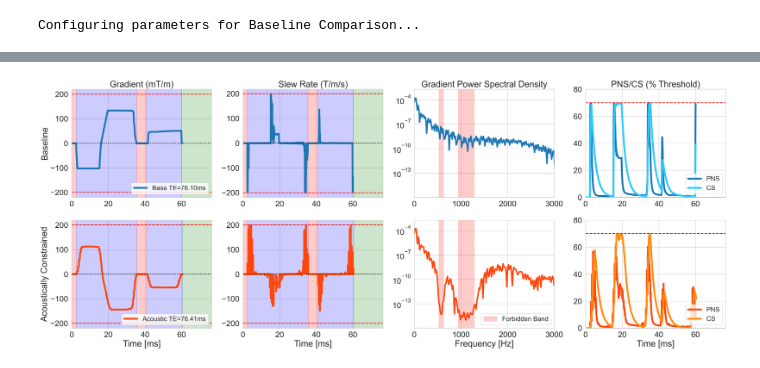
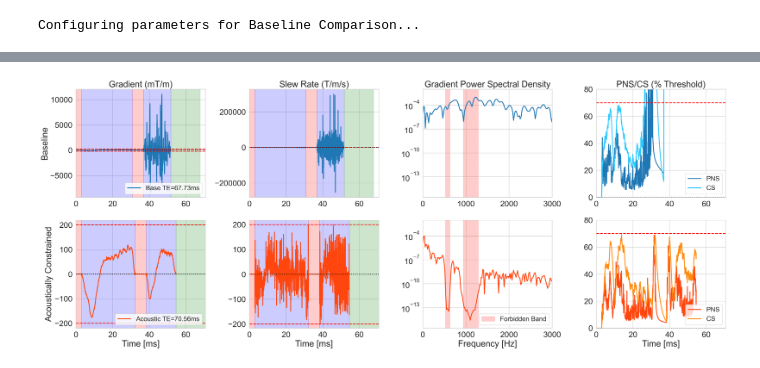
Before and after one commit to cmr-group/gropt-dev, a Jupyter notebook: examples/acoustic/acoustic_constraint.ipynb, the cells around one changed output, grey strips where cells are left out. Cells and saved outputs as stored; diff of their text form; code cells hidden in the pictures.

Commit message:
Updated optimization parameters for acoustic constraint examples.

```diff
--- a/examples/acoustic/acoustic_constraint.ipynb
+++ b/examples/acoustic/acoustic_constraint.ipynb
@@ -30,7 +32,7 @@ Forbidden Frequencies (Hz): [576, 1113]
 Forbidden Bandwidths (Hz): [100, 344]
 # %%
 # Hardware Limits
-dt = 100e-6
+dt = 40e-6
 gmax = 200*1e-3  # 200 mT/m
 smax = 200       # 200 T/m/s
 
@@ -38,7 +40,7 @@ smax = 200       # 200 T/m/s
 T_90 = 3e-3 # s
 T_180 = 6e-3 # s
 T_readout = 16e-3 # s
-b = 2000 # s/mm^2
+b = 1000 # s/mm^2
 
 print("Configuring parameters for Baseline Comparison...")
 search_params_base = {
@@ -54,9 +56,11 @@ search_params_base = {
     'pns_params': safe_params,
     'cns_lim': 0.7,
     'cns_params': safe_params_cardiac,
-    # 'tv_lam': 1e-2,
-    # 'tv_weight': 1,
-    # 'identity_lam': 3e-3,
+    'tv_lam': 1e-18,
+    # 'tv_lam': 1e-16,
+    'tv_weight': 5e5,
+    # 'tv2_lam': 0,
+    'identity_lam': 1e-5,
 }
 
 search_params_ac = search_params_base.copy()
@@ -64,19 +68,20 @@ search_params_ac['acoustic'] = {
     'freqs': forbidden_frequencies,
     'bws': forbidden_bandwidths
 }
-# search_params_ac['tv_lam'] = 1e-3
+# search_params_ac['tv_lam'] = 1e-1
+# search_params_ac['tv_weight'] = 1
 # search_params_ac['tv2_lam'] = 1e1
 # %% [output]
 Configuring parameters for Baseline Comparison...
 # %%
 print("Running Baseline GrOpt...")
-best_TE_base, result_base = diff_min_TE(search_params_base, target_bval=b, stop_dt=1e-6, TE0=10e-3, TE1=250e-3)
+best_TE_base, result_base = diff_min_TE(search_params_base, target_bval=b)
 print(f"Base TE: {best_TE_base*1e3:.2f} ms")
 print(f"Base b-value: {result_base.bvalue:.2f} s/mm^2")
 grad_base = result_base.X
 
 print("\nRunning Acoustically Constrained GrOpt...")
-best_TE_ac, result_ac = diff_min_TE(search_params_ac, target_bval=b, stop_dt=1e-6)
+best_TE_ac, result_ac = diff_min_TE(search_params_ac, target_bval=b)
 print(f"Acoustic TE: {best_TE_ac*1e3:.2f} ms")
 print(f"Acoustic b-value: {result_ac.bvalue:.2f} s/mm^2")
 grad_ac = result_ac.X
@@ -108,19 +134,19 @@ colors = ['#1f77b4', "#FF460E"]  # Blue for baseline, Orange for acoustic
 
 # Row 1: Baseline GrOpt
 time_base = np.arange(len(grad_base)) * dt * 1e3
-axes[0, 0].plot(time_base, grad_base*1000, linewidth=5, color=colors[0], label=f'Base TE={best_TE_base*1e3:.2f}ms')
-axes[0, 1].plot(time_base[:-1], np.diff(grad_base)/dt, linewidth=5, color=colors[0])
-axes[0, 2].semilogy(xf_base, psd_base, linewidth=4, color=colors[0])
-axes[0, 3].plot(time_base, safe_base*100, linewidth=5, color=colors[0], label='PNS')
-axes[0, 3].plot(time_base, safe_cardiac_base*100, linewidth=5, color="#2bcaff", label='CS')
+axes[0, 0].plot(time_base, grad_base*1000, linewidth=2.33, color=colors[0], label=f'Base TE={best_TE_base*1e3:.2f}ms')
+axes[0, 1].plot(time_base[:-1], np.diff(grad_base)/dt, linewidth=2.33, color=colors[0])
+axes[0, 2].semilogy(xf_base, psd_base, linewidth=2.33, color=colors[0])
+axes[0, 3].plot(time_base, safe_base*100, linewidth=2.33, color=colors[0], label='PNS')
+axes[0, 3].plot(time_base, safe_cardiac_base*100, linewidth=2.33, color="#2bcaff", label='CS')
 
 # Row 2: Acoustic GrOpt
 time_ac = np.arange(len(grad_ac)) * dt * 1e3
-axes[1, 0].plot(time_ac, grad_ac*1000, linewidth=5, color=colors[1], label=f'Acoustic TE={best_TE_ac*1e3:.2f}ms')
-axes[1, 1].plot(time_ac[:-1], np.diff(grad_ac)/dt, linewidth=5, color=colors[1])
-axes[1, 2].semilogy(xf_ac, psd_ac, linewidth=4, color=colors[1])
-axes[1, 3].plot(time_ac, safe_ac*100, linewidth=5, color=colors[1], label='PNS')
-axes[1, 3].plot(time_ac, safe_cardiac_ac*100, linewidth=5, color="#FF8B0E", label='CS')
+axes[1, 0].plot(time_ac, grad_ac*1000, linewidth=2.33, color=colors[1], label=f'Acoustic TE={best_TE_ac*1e3:.2f}ms')
+axes[1, 1].plot(time_ac[:-1], np.diff(grad_ac)/dt, linewidth=2.33, color=colors[1])
+axes[1, 2].semilogy(xf_ac, psd_ac, linewidth=2.33, color=colors[1])
+axes[1, 3].plot(time_ac, safe_ac*100, linewidth=2.33, color=colors[1], label='PNS')
+axes[1, 3].plot(time_ac, safe_cardiac_ac*100, linewidth=2.33, color="#FF8B0E", label='CS')
 
 # Highlight Acoustic Frequency Bands
 for idx, (f, bw) in enumerate(zip(forbidden_frequencies, forbidden_bandwidths)):
@@ -153,31 +179,31 @@ for i in range(2):
     axes[0, i].axvspan(time_base[-1], best_TE_base*1e3, alpha=0.2, color='green')
 
     axes[1, i].axvspan(0, search_params_ac['T_90']*1e3, alpha=0.2, color='red')
     axes[1, i].axvspan(search_params_ac['T_90']*1e3, (best_TE_ac-search_params_ac['T_180'])/2*1e3, alpha=0.2, color='blue')
     axes[1, i].axvspan((best_TE_ac-search_params_ac['T_180'])/2*1e3, (best_TE_ac+search_params_ac['T_180'])/2*1e3, alpha=0.2, color='red')
     axes[1, i].axvspan((best_TE_ac+search_params_ac['T_180'])/2*1e3, time_ac[-1], alpha=0.2, color='blue')
     axes[1, i].axvspan(time_ac[-1], best_TE_ac*1e3, alpha=0.2, color='green')
 
 
 
 axes[0,0].set_title('Gradient (mT/m)')
 axes[0,1].set_title('Slew Rate (T/m/s)')
 axes[0,2].set_title('Gradient Power Spectral Density')
 axes[0,3].set_title('PNS/CS (% Threshold)')
 
 axes[0,0].set_ylabel('Baseline')
 axes[1,0].set_ylabel('Acoustically Constrained')
 
 for j in range(4):
     axes[1, j].set_xlabel('Time [ms]' if j != 2 else 'Frequency [Hz]')
 
 axes[0,0].legend(loc='lower right', fontsize=18)
 axes[1,0].legend(loc='lower right', fontsize=18)
 axes[1,2].legend(loc='lower right', fontsize=18)
 axes[0,3].legend(loc='lower right', fontsize=18)
 axes[1,3].legend(loc='lower right', fontsize=18)
 
 plt.tight_layout()
 plt.show()
 # %% [output]
-[figure, old version]
+[figure, new version]
```
Also changed, not shown: parts of 2 cells of this notebook, 3 other files.
